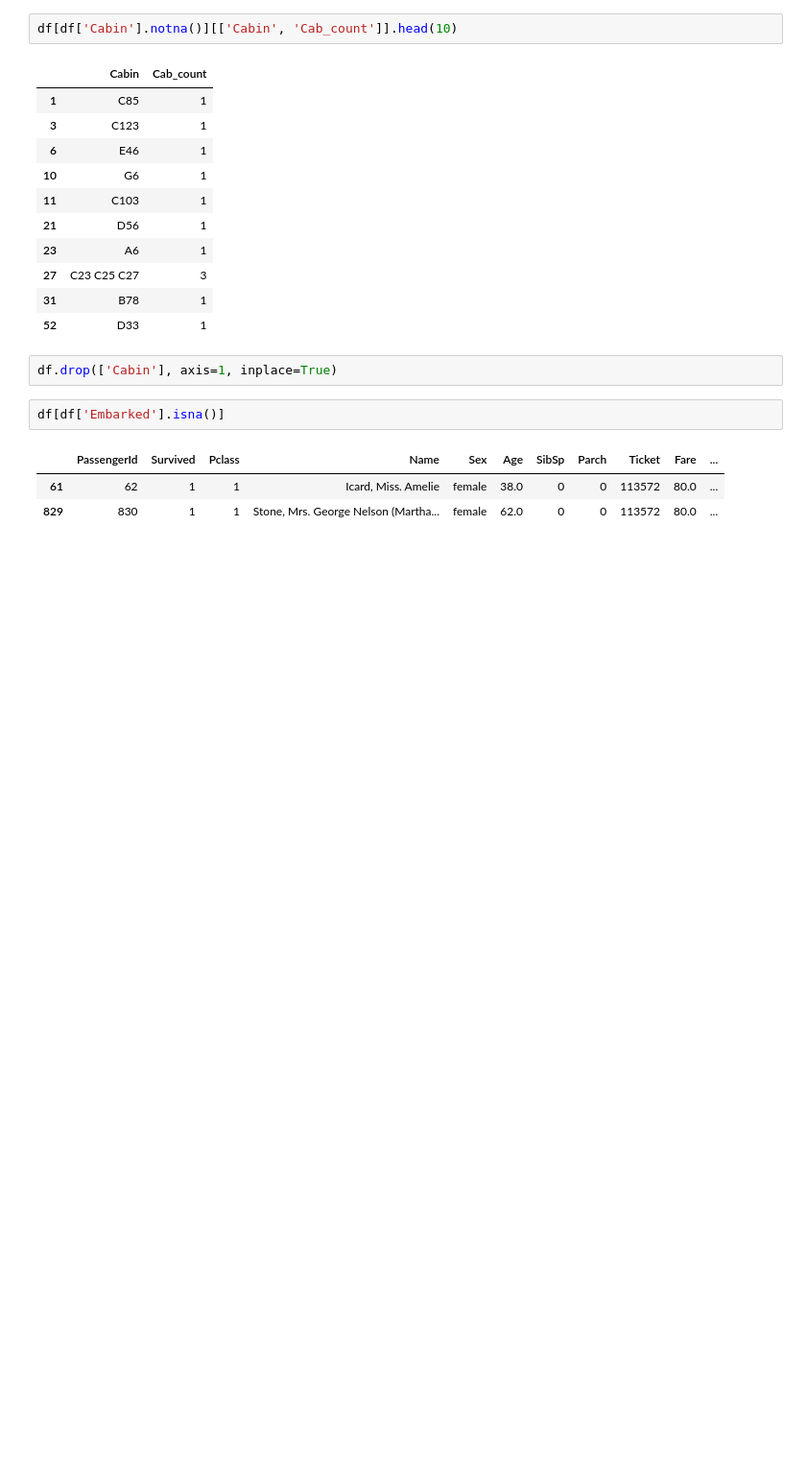
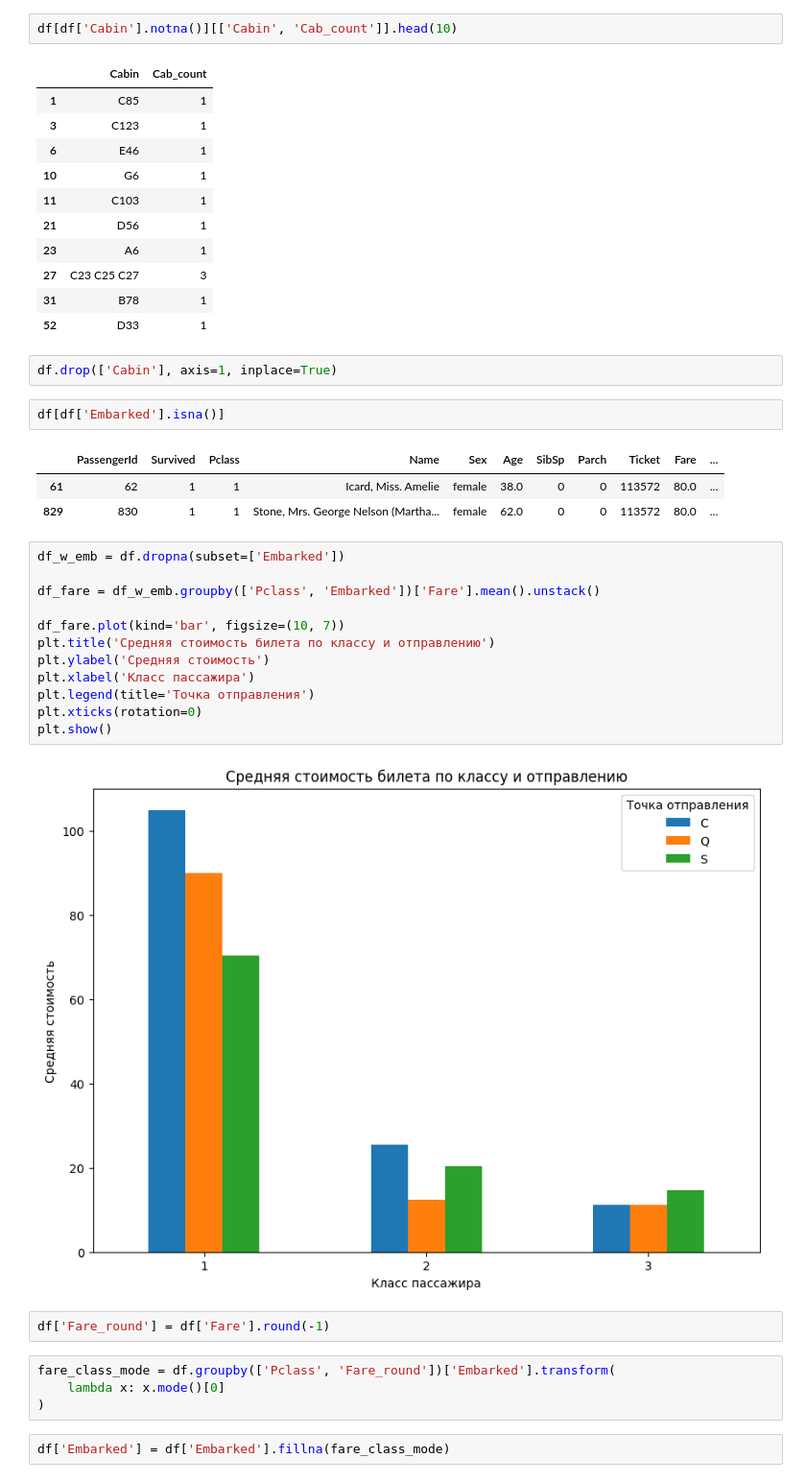
Before and after one commit to ML-engineering-Freelancerroma/titanic, a Jupyter notebook: feat_prepare.ipynb, the cells around one changed output. Shown at 96% size. Cells and saved outputs as stored; diff of their text form; blank space fills up the shorter version.

```diff
--- a/feat_prepare.ipynb
+++ b/feat_prepare.ipynb
@@ -181,3 +181,25 @@ df[df['Embarked'].isna()]
 |  | PassengerId | Survived | Pclass | Name | Sex | Age | SibSp | Parch | Ticket | Fare | ... |
 | 61 | 62 | 1 | 1 | Icard, Miss. Amelie | female | 38.0 | 0 | 0 | 113572 | 80.0 | ... |
 | 829 | 830 | 1 | 1 | Stone, Mrs. George Nelson (Martha... | female | 62.0 | 0 | 0 | 113572 | 80.0 | ... |
+# %%
+df_w_emb = df.dropna(subset=['Embarked'])
+
+df_fare = df_w_emb.groupby(['Pclass', 'Embarked'])['Fare'].mean().unstack()
+
+df_fare.plot(kind='bar', figsize=(10, 7))
+plt.title('Средняя стоимость билета по классу и отправлению')
+plt.ylabel('Средняя стоимость')
+plt.xlabel('Класс пассажира')
+plt.legend(title='Точка отправления')
+plt.xticks(rotation=0)
+plt.show()
+# %% [output]
+[figure, added]
+# %%
+df['Fare_round'] = df['Fare'].round(-1)
+# %%
+fare_class_mode = df.groupby(['Pclass', 'Fare_round'])['Embarked'].transform(
+    lambda x: x.mode()[0]
+)
+# %%
+df['Embarked'] = df['Embarked'].fillna(fare_class_mode)
```
Also changed, not shown: parts of 2 cells of this notebook.
